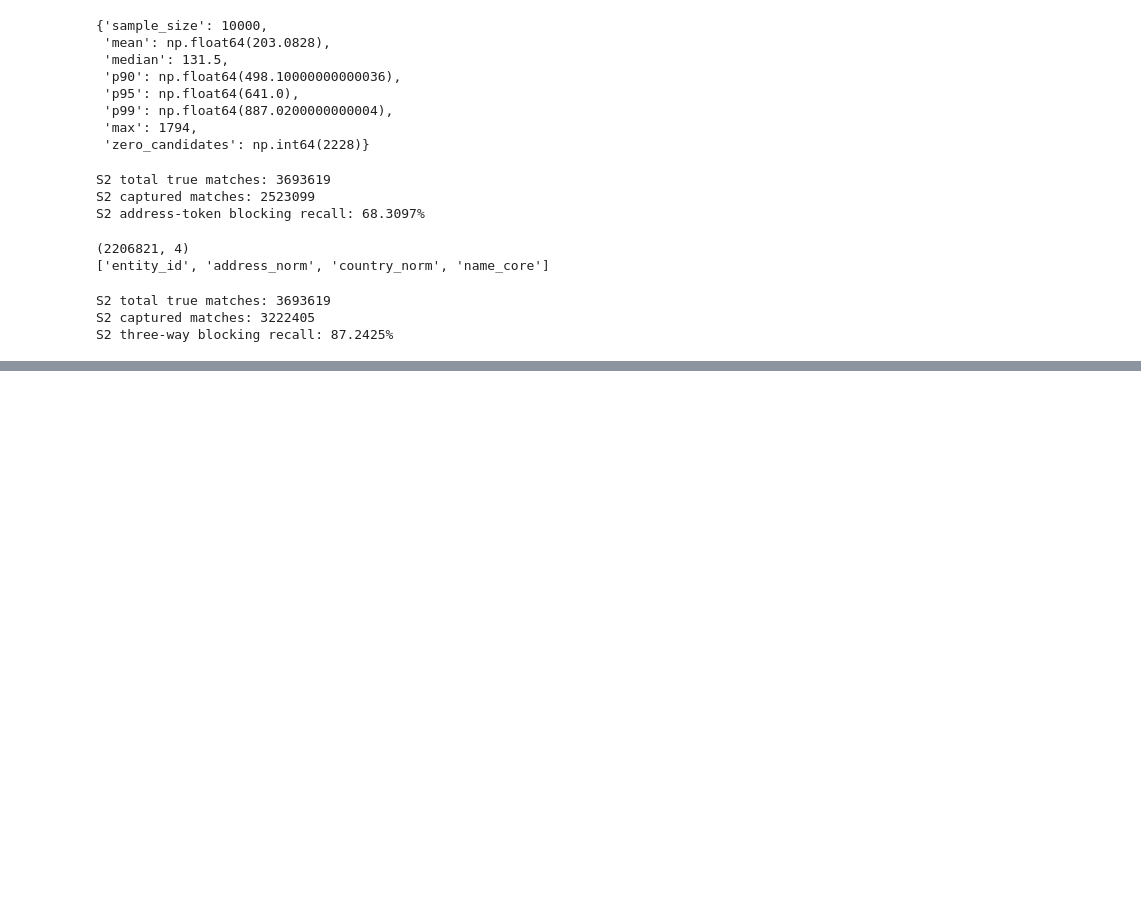
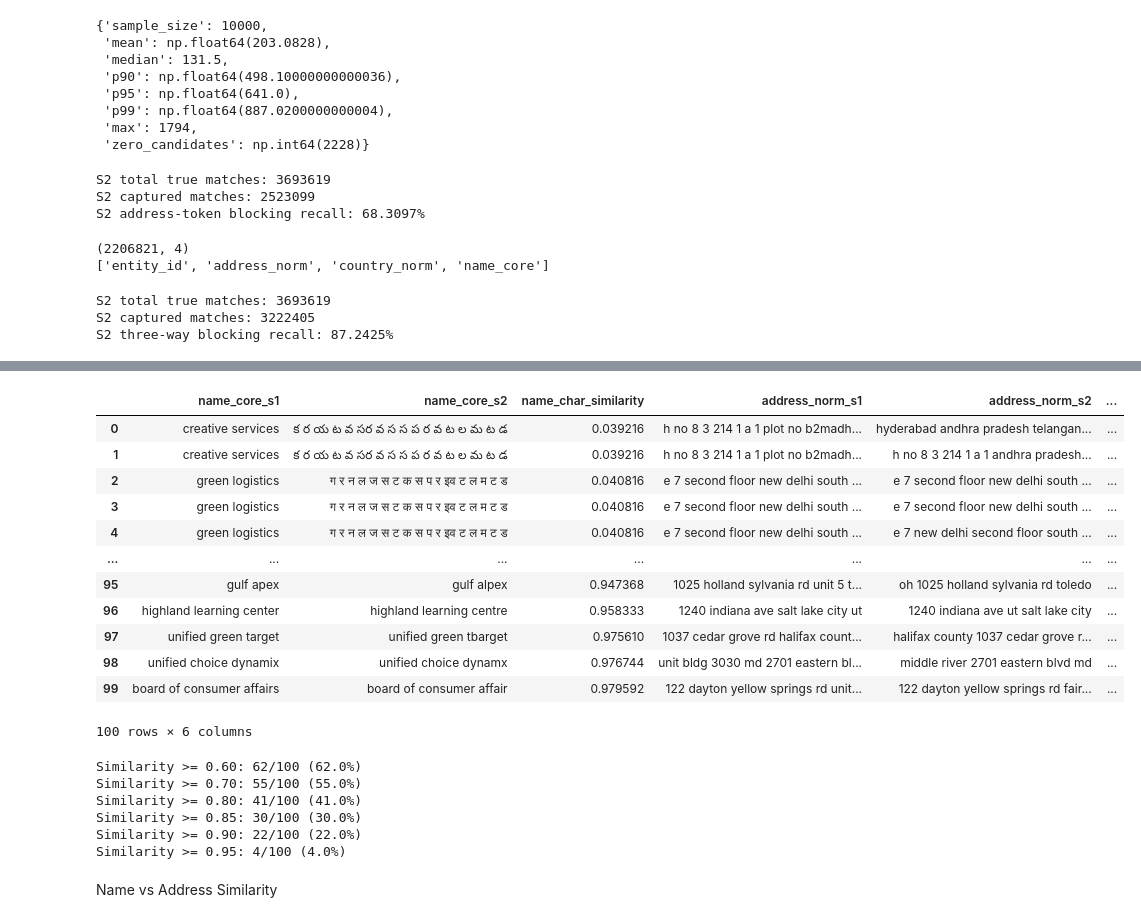
Before and after one commit to kartik815/Amazon-ML-Challenge-2026, a Jupyter notebook: notebooks/04_Blocking.ipynb, the cells around one changed output, grey strips where cells are left out. Saved outputs shown, nothing was run; the diff lists cells and outputs as text; code cells hidden in the pictures; blank space fills up the shorter version.

```diff
--- a/notebooks/04_Blocking.ipynb
+++ b/notebooks/04_Blocking.ipynb
@@ -1484,0 +1779,47 @@ S2 three-way blocking recall: 87.2425%
+# %%
+display(
+    missed_pairs[
+        [
+            "name_core_s1",
+            "name_core_s2",
+            "name_char_similarity",
+            "address_norm_s1",
+            "address_norm_s2",
+            "address_char_similarity"
+        ]
+    ]
+    .sort_values("name_char_similarity")
+    .reset_index(drop=True)
+)
+# %% [output]
+|  | name_core_s1 | name_core_s2 | name_char_similarity | address_norm_s1 | address_norm_s2 | ... |
+| 0 | creative services | క ర య ట వ సర వ స స ప ర వ ట ల మ ట డ | 0.039216 | h no 8 3 214 1 a 1 plot no b2madh... | hyderabad andhra pradesh telangan... | ... |
+| 1 | creative services | క ర య ట వ సర వ స స ప ర వ ట ల మ ట డ | 0.039216 | h no 8 3 214 1 a 1 plot no b2madh... | h no 8 3 214 1 a 1 andhra pradesh... | ... |
+| 2 | green logistics | ग र न ल ज स ट क स प र इव ट ल म ट ड | 0.040816 | e 7 second floor new delhi south ... | e 7 second floor new delhi south ... | ... |
+| 3 | green logistics | ग र न ल ज स ट क स प र इव ट ल म ट ड | 0.040816 | e 7 second floor new delhi south ... | e 7 second floor new delhi south ... | ... |
+| 4 | green logistics | ग र न ल ज स ट क स प र इव ट ल म ट ड | 0.040816 | e 7 second floor new delhi south ... | e 7 new delhi second floor south ... | ... |
+| ... | ... | ... | ... | ... | ... | ... |
+| 95 | gulf apex | gulf alpex | 0.947368 | 1025 holland sylvania rd unit 5 t... | oh 1025 holland sylvania rd toledo | ... |
+| 96 | highland learning center | highland learning centre | 0.958333 | 1240 indiana ave salt lake city ut | 1240 indiana ave ut salt lake city | ... |
+| 97 | unified green target | unified green tbarget | 0.975610 | 1037 cedar grove rd halifax count... | halifax county 1037 cedar grove r... | ... |
+| 98 | unified choice dynamix | unified choice dynamx | 0.976744 | unit bldg 3030 md 2701 eastern bl... | middle river 2701 eastern blvd md | ... |
+| 99 | board of consumer affairs | board of consumer affair | 0.979592 | 122 dayton yellow springs rd unit... | 122 dayton yellow springs rd fair... | ... |
+100 rows × 6 columns
+# %%
+thresholds = [0.60, 0.70, 0.80, 0.85, 0.90, 0.95]
+for threshold in thresholds:
+    count = (missed_pairs["name_char_similarity"] >= threshold).sum()
+
+    print(
+        f"Similarity >= {threshold:.2f}: "
+        f"{count}/100 ({count:.1f}%)"
+    )
+# %% [output]
+Similarity >= 0.60: 62/100 (62.0%)
+Similarity >= 0.70: 55/100 (55.0%)
+Similarity >= 0.80: 41/100 (41.0%)
+Similarity >= 0.85: 30/100 (30.0%)
+Similarity >= 0.90: 22/100 (22.0%)
+Similarity >= 0.95: 4/100 (4.0%)
+# %% [markdown]
+Name vs Address Similarity
```
Also changed, not shown: parts of 15 cells of this notebook.
